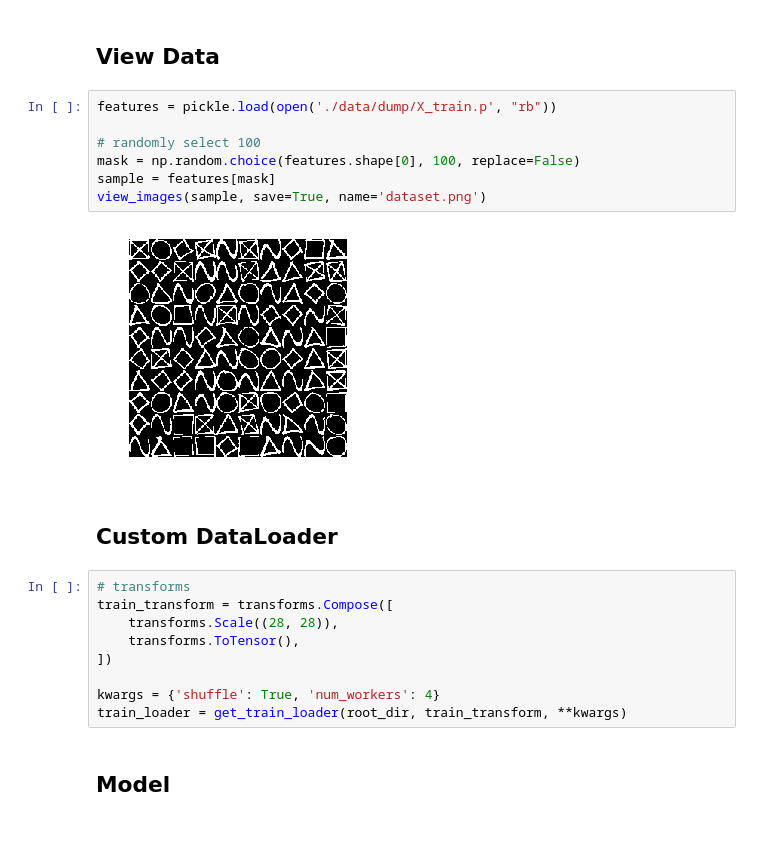
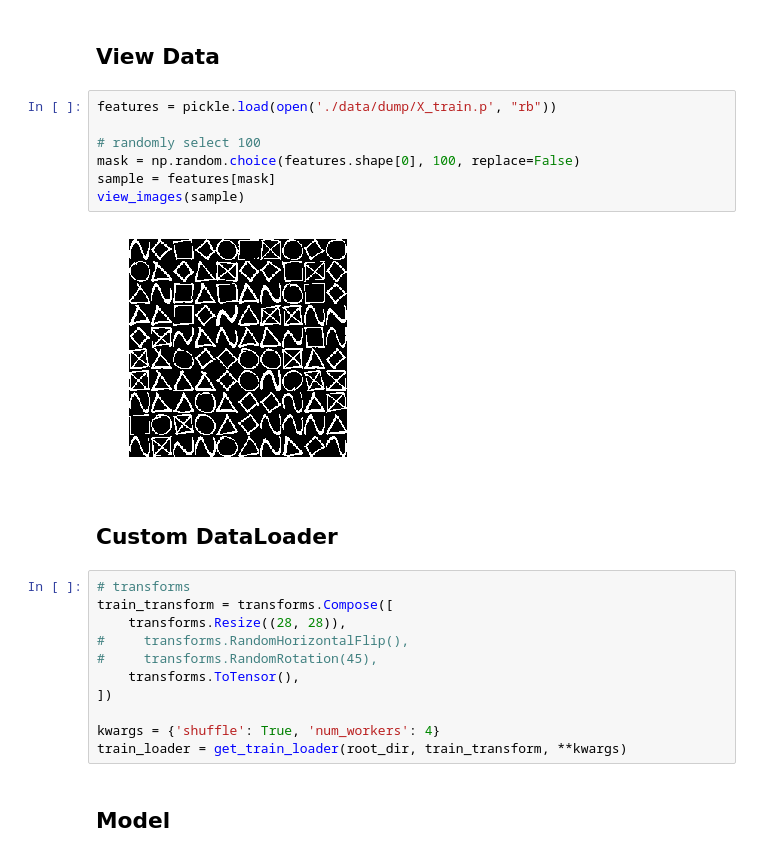
Before and after one commit to kevinzakka/sketch-detection, a Jupyter notebook: Playground.ipynb, the cells around one changed output. Drawn from its saved outputs; the diff is of its cells as text.

```diff
--- a/Playground.ipynb
+++ b/Playground.ipynb
@@ -30,18 +30,20 @@ torch.manual_seed(423212)
 # %%
 features = pickle.load(open('./data/dump/X_train.p', "rb"))
 
 # randomly select 100
 mask = np.random.choice(features.shape[0], 100, replace=False)
 sample = features[mask]
-view_images(sample, save=True, name='dataset.png')
+view_images(sample)
 # %% [output]
-[figure, old version]
+[figure, new version]
 # %% [markdown]
 ## Custom DataLoader
 # %%
 # transforms
 train_transform = transforms.Compose([
-    transforms.Scale((28, 28)),
+    transforms.Resize((28, 28)),
+#     transforms.RandomHorizontalFlip(),
+#     transforms.RandomRotation(45),
     transforms.ToTensor(),
 ])
 
```
Also changed, not shown: parts of 15 cells of this notebook, 1 other file.
